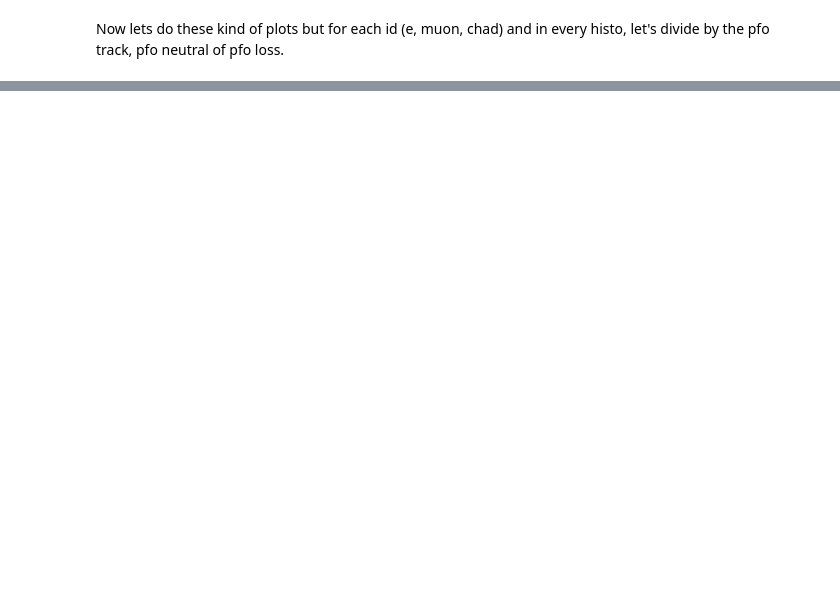
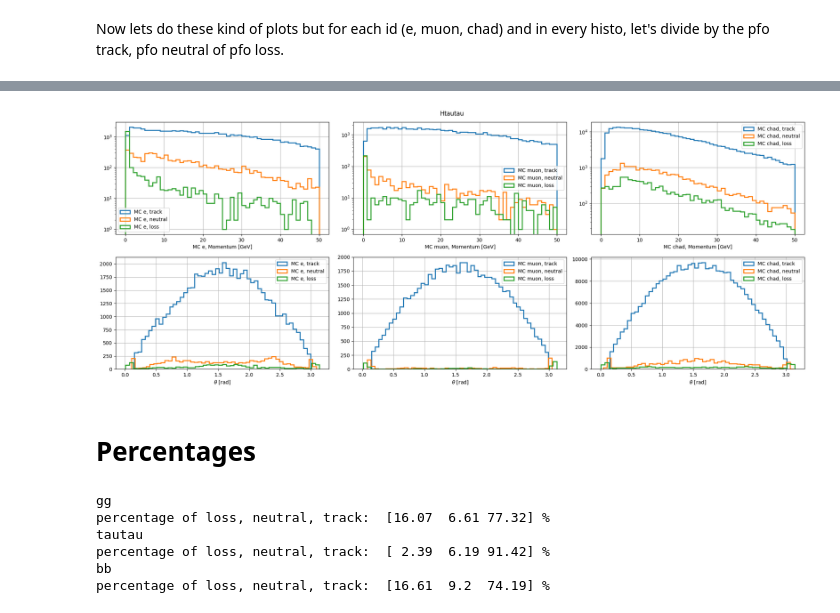
Before and after one commit to saracreates/TaggingResults, a Jupyter notebook: trackPFOcheck.ipynb, the cells around one changed output, grey strips where cells are left out. Cells and saved outputs as stored; diff of their text form; code cells hidden in the pictures; blank space fills up the shorter version.

```diff
--- a/trackPFOcheck.ipynb
+++ b/trackPFOcheck.ipynb
@@ -112,0 +117,18 @@ plot_pfo_alltype()
+# %%
+plot_pfo_alltype(Htype="tautau")
+# %% [output]
+[figure, added]
+# %% [markdown]
+# Percentages
+# %%
+for key in ["gg", "tautau", "bb"]:
+    print(key)
+    _, count = np.unique(np.concatenate(dic[key]["mc_pfo_type"]), return_counts=True)
+    print("percentage of loss, neutral, track: ", np.round(count/np.sum(count)*100, 2), "%")
+# %% [output]
+gg
+percentage of loss, neutral, track:  [16.07  6.61 77.32] %
+tautau
+percentage of loss, neutral, track:  [ 2.39  6.19 91.42] %
+bb
+percentage of loss, neutral, track:  [16.61  9.2  74.19] %
```
Also changed, not shown: parts of 8 cells of this notebook.
